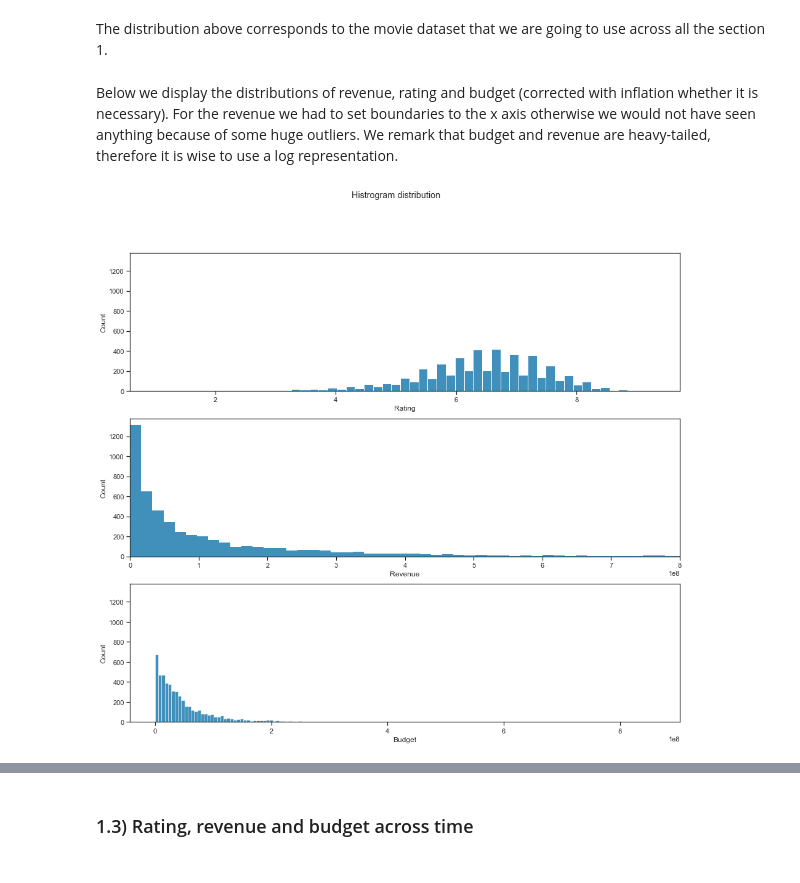
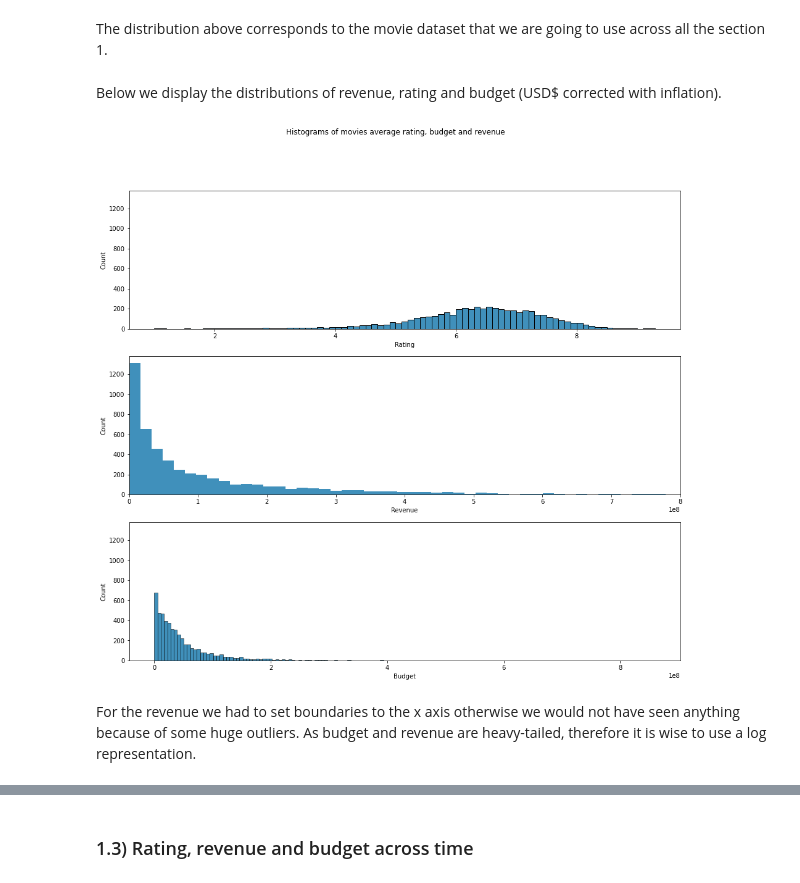
Before and after one commit to epfl-ada/ada-2022-project-nolemonnomelon, a Jupyter notebook: Exploratory.ipynb, the cells around one changed output, grey strips where cells are left out. Saved outputs shown, nothing was run; the diff lists cells and outputs as text; code cells hidden in the pictures.

```diff
--- a/Exploratory.ipynb
+++ b/Exploratory.ipynb
@@ -100,14 +115,15 @@ year_distribution(dist, 'Histogram of number of movies from 1959 to 2021')
 # %% [markdown]
 The distribution above corresponds to the movie dataset that we are going to use across all the section 1.
 # %% [markdown]
-Below we display the distributions of revenue, rating and budget (corrected with inflation whether it is necessary).
-For the revenue we had to set boundaries to the x axis otherwise we would not have seen anything because of some huge outliers.
-We remark that budget and revenue are heavy-tailed, therefore it is wise to use a log representation.
+Below we display the distributions of revenue, rating and budget (USD$ corrected with inflation).
 # %%
 # linear scale
-plot_RRB_distr(dist)
+plot_RRB_distr(dist, title='Histograms of movies average rating, budget and revenue')
 # %% [output]
-[figure, old version]
+[figure, new version]
+# %% [markdown]
+For the revenue we had to set boundaries to the x axis otherwise we would not have seen anything because of some huge outliers.
+As budget and revenue are heavy-tailed, therefore it is wise to use a log representation.
 # %%
 # log scale for revenue and bugdet
 plot_RRB_distr(dist, log = [True, False], xlim = False,
```
Also changed, not shown: parts of 56 cells of this notebook, 7 other files.
